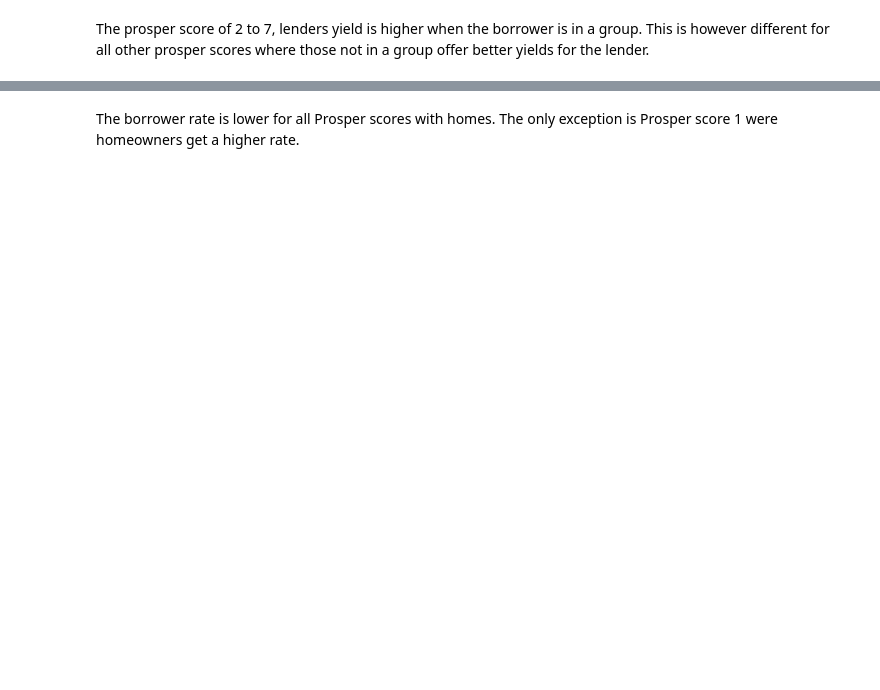
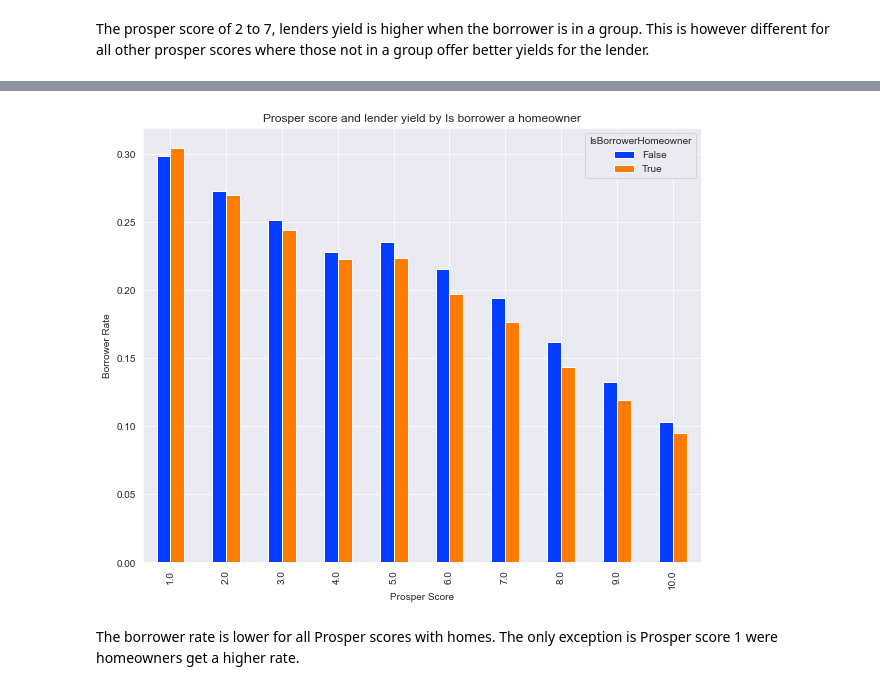
Before and after one commit to yaswaz/prosper_loans, a Jupyter notebook: prosper.ipynb, the cells around one changed output, grey strips where cells are left out. Saved outputs shown, nothing was run; the diff lists cells and outputs as text; code cells hidden in the pictures; blank space fills up the shorter version.

```diff
--- a/prosper.ipynb
+++ b/prosper.ipynb
@@ -867,8 +1006,13 @@ sb.boxplot(data = prosper, x = 'ProsperScore', y = 'BorrowerRate', hue='IsBorrow
 # %%
-# Explore loan status by income range
+# Explore prosper score and borrower rate by is borrower home owner
 pib = (prosper.pivot_table(index='ProsperScore', columns='IsBorrowerHomeowner', values='BorrowerRate', aggfunc='mean'))
 pib.plot(kind='bar', stacked=False, figsize=(10,8))
-plt.xticks(rotation=90);
+plt.xticks(rotation=90)
+plt.xlabel('Prosper Score')
+plt.ylabel('Borrower Rate')
+plt.title('Prosper score and lender yield by Is borrower a homeowner');
+# %% [output]
+[figure, added]
 # %% [markdown]
 The borrower rate is lower for all Prosper scores with homes. The only exception is Prosper score 1 were homeowners get a higher rate.
 # %%
```
Also changed, not shown: parts of 26 cells of this notebook.
